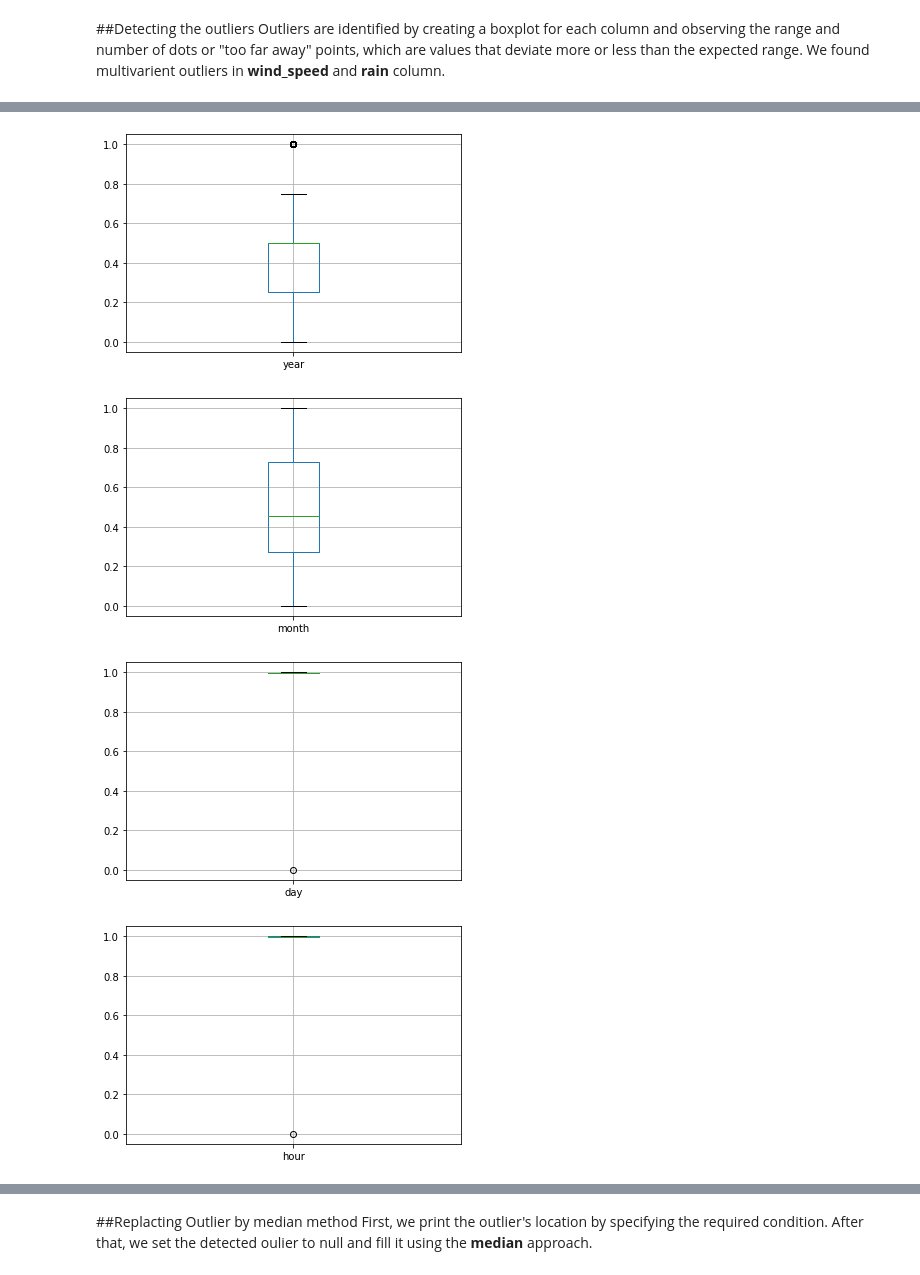
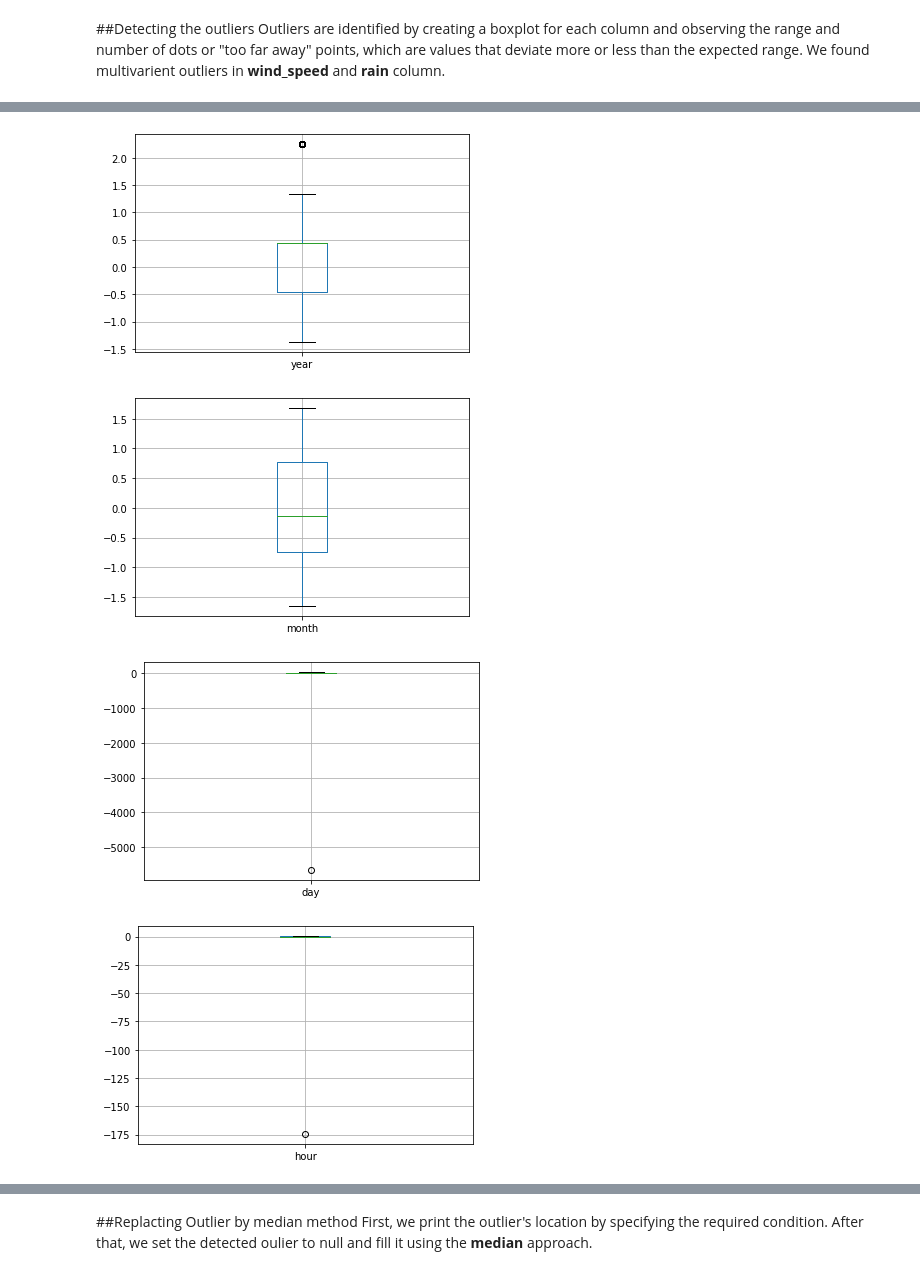
Before and after one commit to Priyanka-Rai18/GeeksFiesta_AI-ML_geeky_, a Jupyter notebook: datapreprocess.ipynb, the cells around one changed output, grey strips where cells are left out. Saved outputs shown, nothing was run; the diff lists cells and outputs as text; code cells hidden in the pictures.

```diff
--- a/datapreprocess.ipynb
+++ b/datapreprocess.ipynb
@@ -131,6 +137,7 @@ With the help of **minxmaxscaler()** from sklearn.preprocessing, the dataframe i
 # %%
 #scaling
 from sklearn.preprocessing import MinMaxScaler
-scaling = MinMaxScaler()
-df[['year','month','day','hour','PM2.5','temperature','pressure']]=scaling.fit_transform(df[['year','month','day','hour','PM2.5','temperature','pressure']])
+from sklearn.preprocessing import StandardScaler
+scaling = StandardScaler()#MinMaxScaler()
+df[['year','month','hour','pressure']]=scaling.fit_transform(df[['year','month','hour','pressure']])
 # %%
@@ -200,11 +218,14 @@ We found multivarient outliers in **wind_speed** and **rain** column.
 # %%
 #boxplot method for detecting outliers
 for column in df1:
+  try:
     plt.figure()
     df1.boxplot([column])
+  except:
+    continue
 # %% [output]
 [figure]
-[figure, old version]
+[figure, new version]
-[figure, old version]
+[figure, new version]
-[figure, old version]
+[figure, new version]
-[figure, old version]
+[figure, new version]
```
Also changed, not shown: parts of 38 cells of this notebook, 1 other file.
